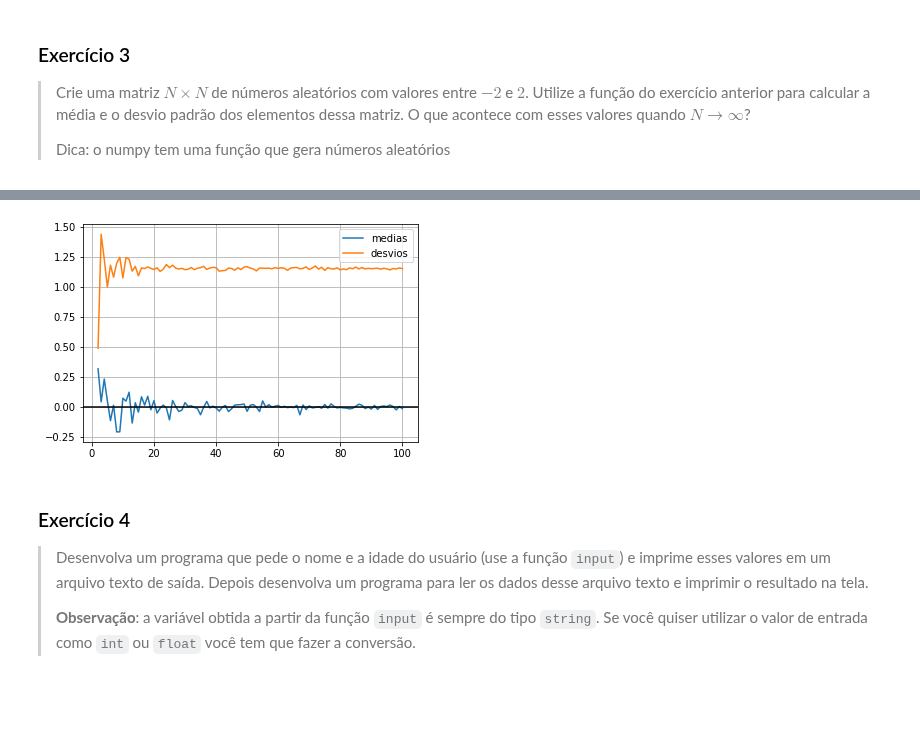
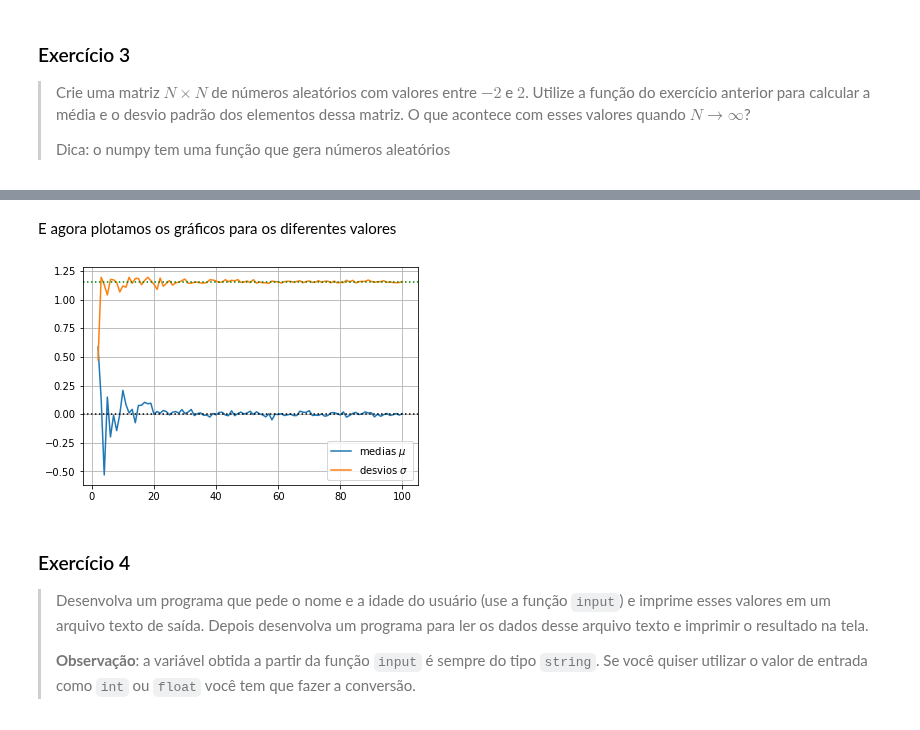
Before and after one commit to carlos-adir/UnB-Courses, a Jupyter notebook: mntf/trabalho1.ipynb, the cells around one changed output, grey strips where cells are left out. Drawn from its saved outputs; the diff is of its cells as text; code cells hidden in the pictures; blank space fills up the shorter version.

```diff
--- a/mntf/trabalho1.ipynb
+++ b/mntf/trabalho1.ipynb
@@ -43,0 +97,7 @@ def test_multiplica_matriz(ntests = 100):
+# %%
+A = np.array([[1, 2, 3], [5, 4, 3]])
+B = np.array([[7, 5], [-2, 9]])
+try:
+    C = multiplica_matriz(A, B)
+except Exception as e:
+    print(f"Problema recebido: {e}")
@@ -84,21 +220,25 @@ test_calcula_medio_desvio()
 # %%
-Ns = np.arange(2, 101)
+Ns = np.arange(2, 101)  # Os numeros N que iremos modificar
 medias = np.zeros(Ns.shape)
 desvios = np.zeros(Ns.shape)
 for i, N in enumerate(Ns):
-    A = 4*np.random.rand(N, N)-2
+    A = np.random.uniform(-2, 2, size=(N, N))
+    # A = 4*np.random.rand(N, N)-2
     m, d = calcula_media_desvio(A)
     medias[i] = m
     desvios[i] = d
-
-plt.plot(Ns, medias, label="medias")
-plt.plot(Ns, desvios, label="desvios")
-plt.axhline(y=0, color="k")
-plt.legend()
-plt.grid()
-plt.show()
-# %% [output]
-[figure, removed]
+# %% [markdown]
+E agora plotamos os gráficos para os diferentes valores
+# %%
+plt.plot(Ns, medias, label=r"medias $\mu$")
+plt.plot(Ns, desvios, label=r"desvios $\sigma$")
+plt.axhline(y=0, color="k", ls="dotted")
+plt.axhline(y=np.mean(desvios[40:]), color="green", ls="dotted")
+plt.legend()
+plt.grid()
+plt.show()
+# %% [output]
+[figure, added]
 # %% [markdown]
 ### Exercício 4
 
```
Also changed, not shown: parts of 31 cells of this notebook.
